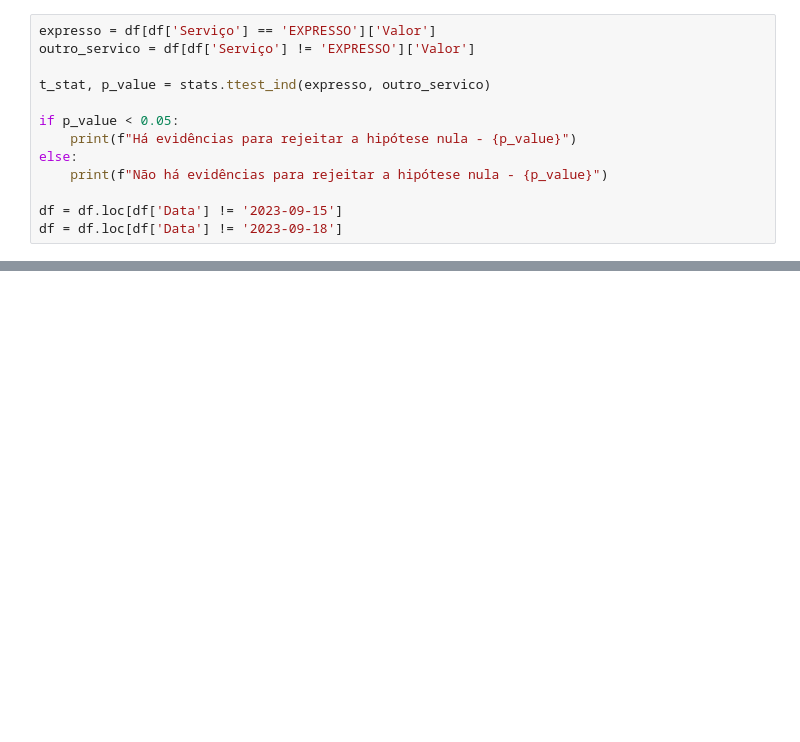
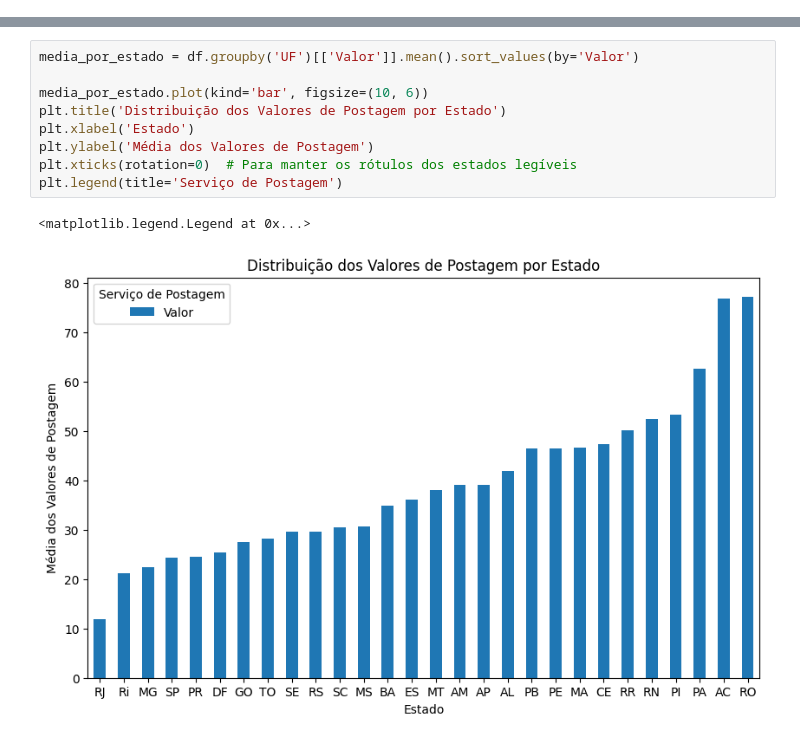
Before and after one commit to thiagocaveglion/analise_exploratoria_correios, a Jupyter notebook: notebook/analise_estatistica.ipynb, the cells around one changed output, grey strips where cells are left out. Saved outputs shown, nothing was run; the diff lists cells and outputs as text; blank space fills up the shorter version.

```diff
--- a/notebook/analise_estatistica.ipynb
+++ b/notebook/analise_estatistica.ipynb
@@ -275,13 +202,0 @@ plt.show()
-# %%
-expresso = df[df['Serviço'] == 'EXPRESSO']['Valor']
-outro_servico = df[df['Serviço'] != 'EXPRESSO']['Valor']
-
-t_stat, p_value = stats.ttest_ind(expresso, outro_servico)
-
-if p_value < 0.05:
-    print(f"Há evidências para rejeitar a hipótese nula - {p_value}")
-else:
-    print(f"Não há evidências para rejeitar a hipótese nula - {p_value}")
-
-df = df.loc[df['Data'] != '2023-09-15']
-df = df.loc[df['Data'] != '2023-09-18']
@@ -306,0 +238,12 @@ plt.show()
+# %%
+media_por_estado = df.groupby('UF')[['Valor']].mean().sort_values(by='Valor')
+
+media_por_estado.plot(kind='bar', figsize=(10, 6))
+plt.title('Distribuição dos Valores de Postagem por Estado')
+plt.xlabel('Estado')
+plt.ylabel('Média dos Valores de Postagem')
+plt.xticks(rotation=0)  # Para manter os rótulos dos estados legíveis
+plt.legend(title='Serviço de Postagem')
+# %% [output]
+<matplotlib.legend.Legend at 0x...>
+[figure, added]
```
Also changed, not shown: parts of 194 cells of this notebook, 1 other file.
